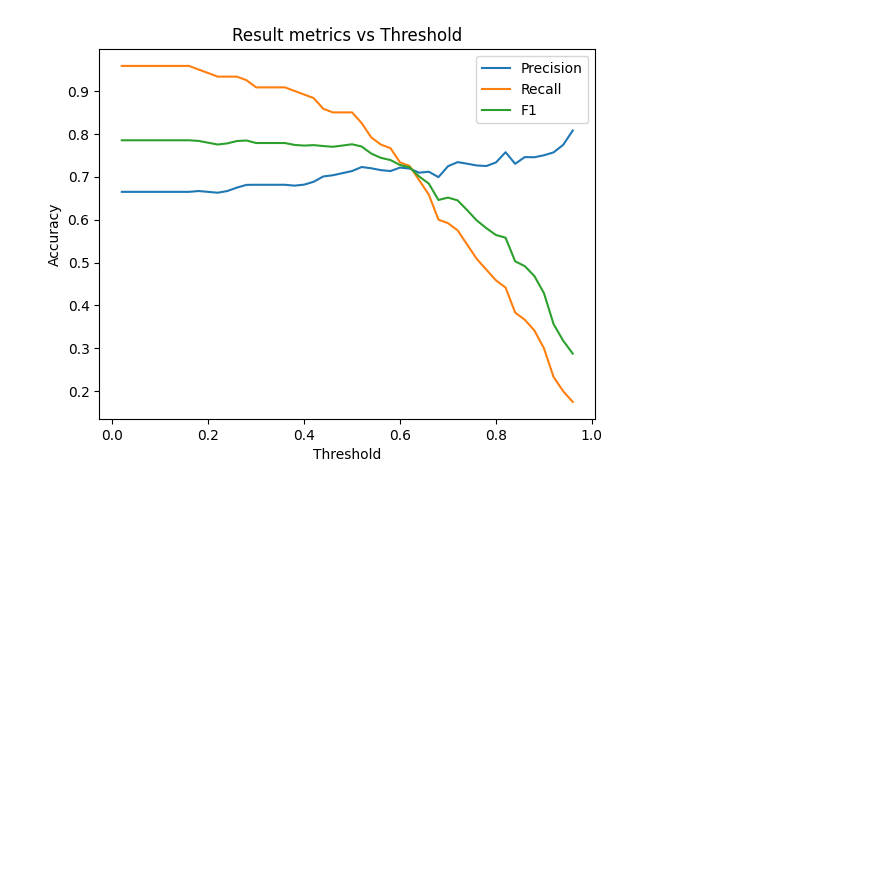
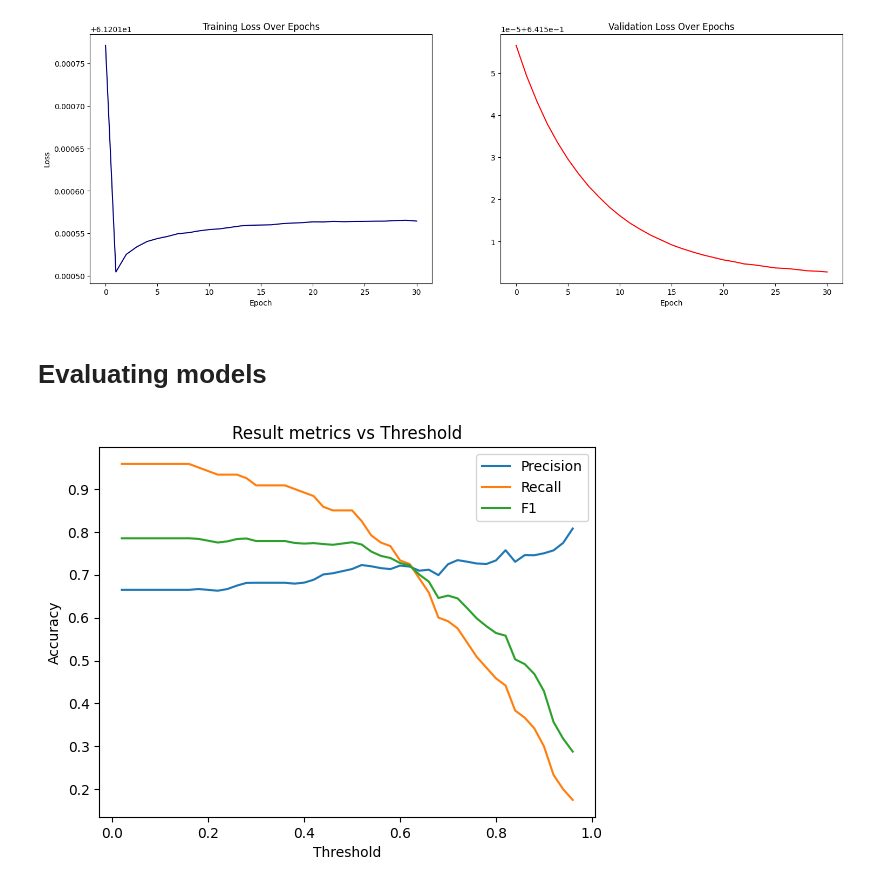
Before and after one commit to TomFiz/neuroforest, a Jupyter notebook: neuroforest-master/notebooks/analyze_trajectories.ipynb, the cells around one changed output. Saved outputs shown, nothing was run; the diff lists cells and outputs as text; code cells hidden in the pictures; blank space fills up the shorter version.

Commit message:
Adding lighweigth temporal CNN for trajectory analysis, training, and achieving 87%F1

```diff
--- a/neuroforest-master/notebooks/analyze_trajectories.ipynb
+++ b/neuroforest-master/notebooks/analyze_trajectories.ipynb
@@ -226,0 +157,30 @@ LSTMWithAttention(
+# %%
+class TemporalCNN(nn.Module):
+    def __init__(self, seq_len, n_channels=2):
+        super(TemporalCNN, self).__init__()
+        self.conv1 = nn.Conv1d(n_channels, 64, kernel_size=3, stride=1, padding=1)
+        self.relu1 = nn.ReLU()
+        self.conv2 = nn.Conv1d(64, 128, kernel_size=3, stride=1, padding=1)
+        self.relu2 = nn.ReLU()
+        self.conv3 = nn.Conv1d(128, 256, kernel_size=3, stride=1, padding=1)
+        self.dropout = nn.Dropout(p=0.5)
+        self.fc1 = nn.Linear(256, 1)
+        self.relu3 = nn.ReLU()
+        self.fc2 = nn.Linear(seq_len, 1)
+        self.sigmoid = nn.Sigmoid()
+
+    def forward(self, x):
+        x = x.permute(0, 2, 1)  # Change shape to (batch_size, n_channels, seq_len)
+        x = self.conv1(x)
+        x = self.relu1(x)
+        x = self.conv2(x)
+        x = self.relu2(x)
+        x = self.conv3(x)
+        x = self.dropout(x)
+        x = x.permute(0, 2, 1)  # Change shape back to (batch_size, seq_len, n_channels)
+        x = self.fc1(x)
+        x = self.relu3(x)
+        x = x.permute(0, 2, 1)  # Change shape to (batch_size, 1, seq_len)
+        x = self.fc2(x).flatten()
+        x = self.sigmoid(x)
+        return x.squeeze()
@@ -226,0 +189,4 @@ LSTMWithAttention(
+# %%
+x_train, y_train = data_setup(dataloader=dataloader,scale=1, batch_size=6, augmentation=True)
+x_test, y_test = data_setup(dataloader=dataloader_2024,scale=1, batch_size=6, augmentation=False)
+seq_len = x_train.shape[2]
@@ -226,0 +204,3 @@ LSTMWithAttention(
+# %%
+temporal_cnn = TemporalCNN(seq_len)
+torchsummary.summary(temporal_cnn, (seq_len, input_dim))
@@ -226,0 +281,3 @@ LSTMWithAttention(
+# %%
+train(temporal_cnn, x_train, y_train, x_test, y_test, num_epochs=50, learning_rate=0.001)
+# %% [output]
@@ -227 +285,4 @@ LSTMWithAttention(
+[figure, added]
+# %% [markdown]
+# Evaluating models
 # %%
```
Also changed, not shown: parts of 17 cells of this notebook, 1 other file.
